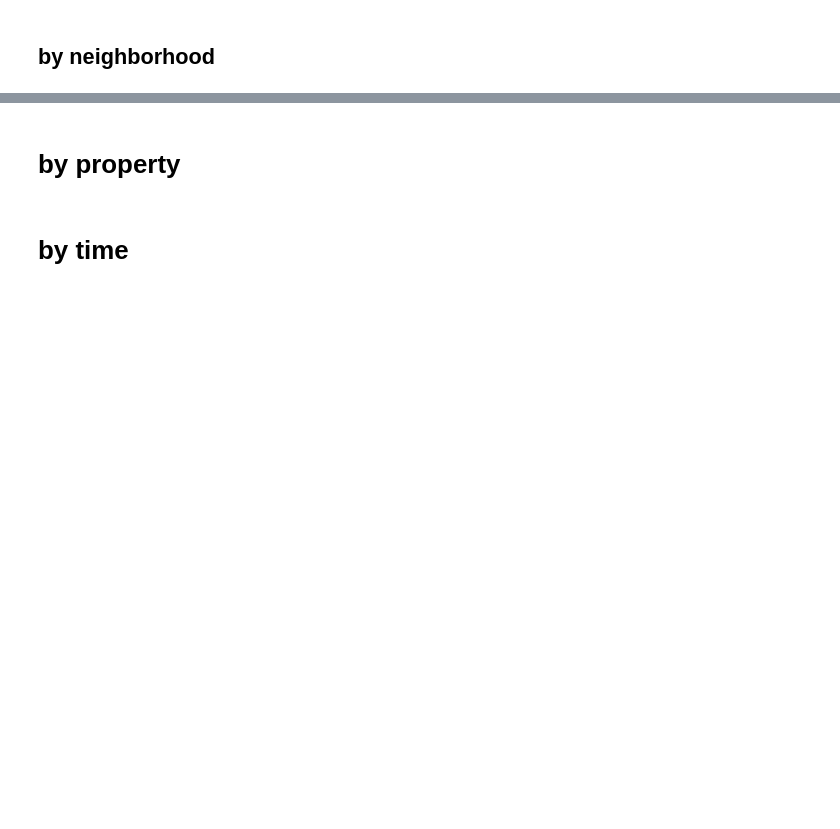
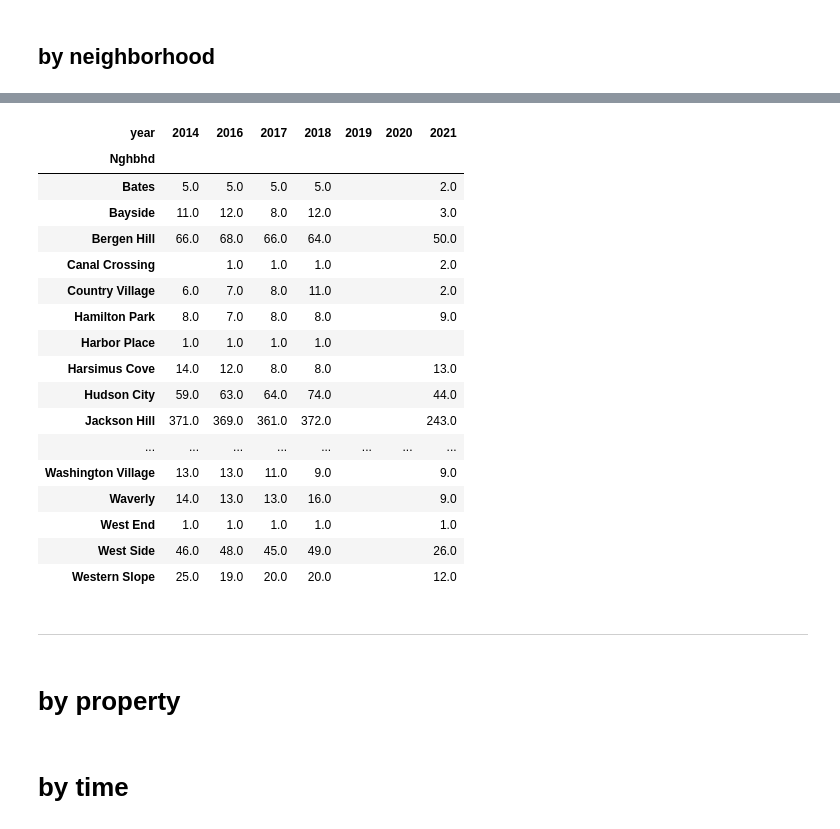
Before and after one commit to anthonymobile/jc_apra, a Jupyter notebook: exploration.ipynb, the cells around one changed output, grey strips where cells are left out. Saved outputs shown, nothing was run; the diff lists cells and outputs as text; code cells hidden in the pictures; blank space fills up the shorter version.

```diff
--- a/exploration.ipynb
+++ b/exploration.ipynb
@@ -104,0 +130,14 @@ gdf_by_neighborhood[['street_address','Nghbhd']]
+# %%
+# make pivot table
+table = pd.pivot_table(gdf_by_neighborhood, values='full_address', index=['Nghbhd'],
+                    columns=['date'], aggfunc=np.size)
+# clean up and render
+
+gdf_by_neighborhood['year'] = gdf_by_neighborhood['date'].dt.year
+
+result = pd.pivot_table(gdf_by_neighborhood, values='street_address', index=['District'],
+                    columns=['year'], aggfunc=np.size)
+result[2019] = ''
+result[2020] = ''
+result = result.sort_index(axis=1).fillna('')
+result
@@ -105,3 +153,40 @@ gdf_by_neighborhood[['street_address','Nghbhd']]
+# %%
+# make pivot table
+table = pd.pivot_table(gdf_by_neighborhood, values='full_address', index=['Nghbhd'],
+                    columns=['date'], aggfunc=np.size)
+# clean up and render
+
+gdf_by_neighborhood['year'] = gdf_by_neighborhood['date'].dt.year
+
+result = pd.pivot_table(gdf_by_neighborhood, values='street_address', index=['Nghbhd'],
+                    columns=['year'], aggfunc=np.size)
+result[2019] = ''
+result[2020] = ''
+result = result.sort_index(axis=1).fillna('')
+
+# BUG why float all of a sudden?
+result
+# %% [output]
+| year | 2014 | 2016 | 2017 | 2018 | 2019 | 2020 | 2021 |
+| Nghbhd |  |  |  |  |  |  |  |
+| Bates | 5.0 | 5.0 | 5.0 | 5.0 |  |  | 2.0 |
+| Bayside | 11.0 | 12.0 | 8.0 | 12.0 |  |  | 3.0 |
+| Bergen Hill | 66.0 | 68.0 | 66.0 | 64.0 |  |  | 50.0 |
+| Canal Crossing |  | 1.0 | 1.0 | 1.0 |  |  | 2.0 |
+| Country Village | 6.0 | 7.0 | 8.0 | 11.0 |  |  | 2.0 |
+| Hamilton Park | 8.0 | 7.0 | 8.0 | 8.0 |  |  | 9.0 |
+| Harbor Place | 1.0 | 1.0 | 1.0 | 1.0 |  |  |  |
+| Harsimus Cove | 14.0 | 12.0 | 8.0 | 8.0 |  |  | 13.0 |
+| Hudson City | 59.0 | 63.0 | 64.0 | 74.0 |  |  | 44.0 |
+| Jackson Hill | 371.0 | 369.0 | 361.0 | 372.0 |  |  | 243.0 |
+| ... | ... | ... | ... | ... | ... | ... | ... |
+| Washington Village | 13.0 | 13.0 | 11.0 | 9.0 |  |  | 9.0 |
+| Waverly | 14.0 | 13.0 | 13.0 | 16.0 |  |  | 9.0 |
+| West End | 1.0 | 1.0 | 1.0 | 1.0 |  |  | 1.0 |
+| West Side | 46.0 | 48.0 | 45.0 | 49.0 |  |  | 26.0 |
+| Western Slope | 25.0 | 19.0 | 20.0 | 20.0 |  |  | 12.0 |
+# %% [markdown]
+***
 # %% [markdown]
 # by property
 # %%
```
Also changed, not shown: parts of 19 cells of this notebook, 3 other files.
